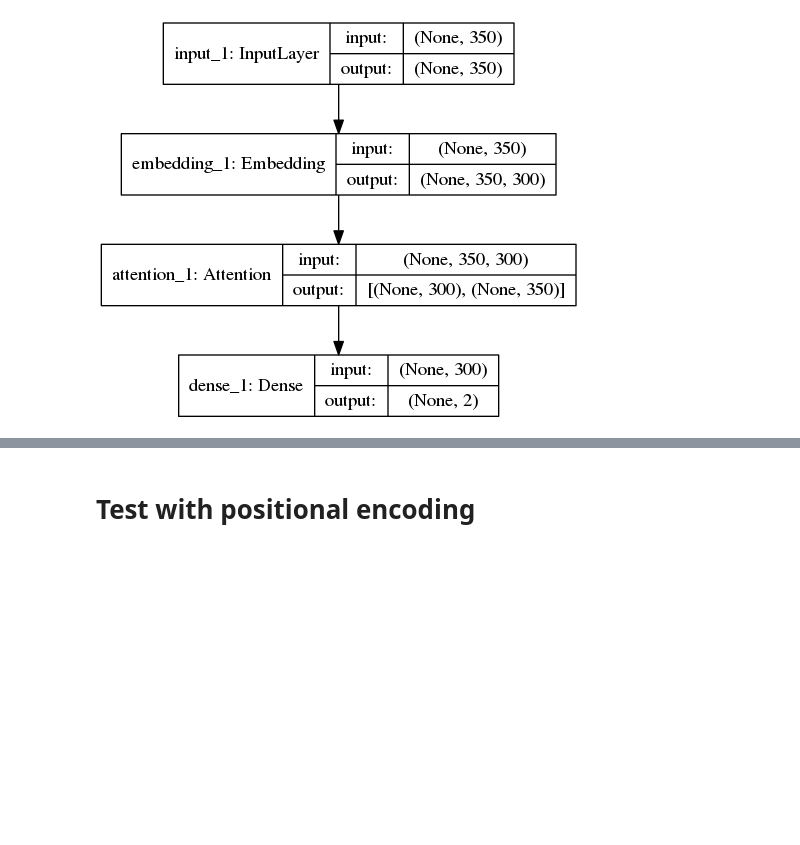
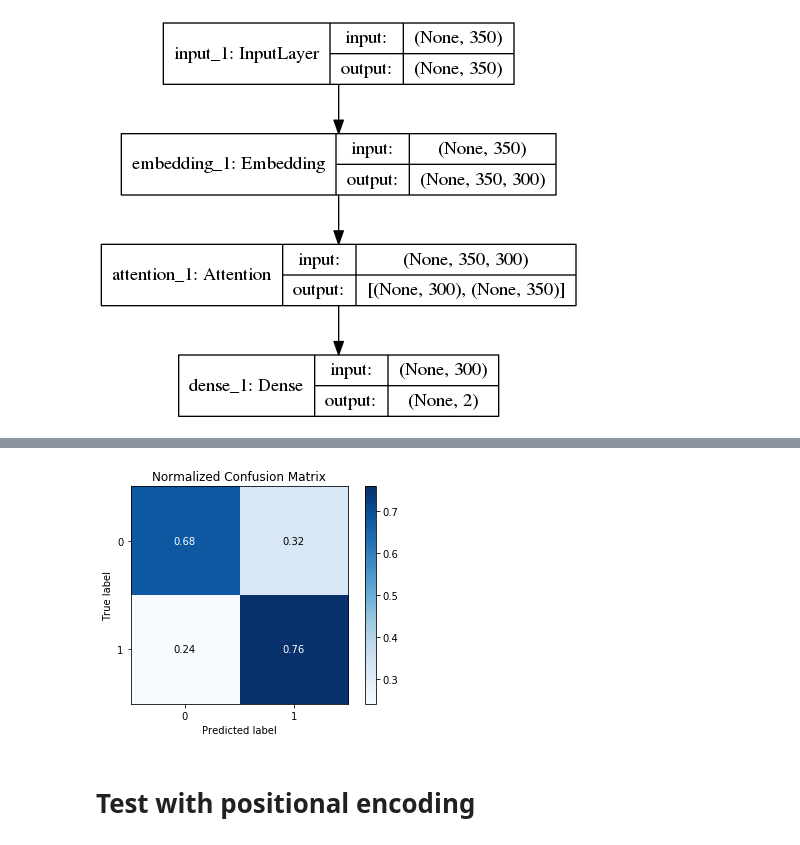
Before and after one commit to sully90/SentimentAnalysis, a Jupyter notebook: Positional_Encoding_With_Attention.ipynb, the cells around one changed output, grey strips where cells are left out. Cells and saved outputs as stored; diff of their text form; code cells hidden in the pictures; blank space fills up the shorter version.

```diff
--- a/Positional_Encoding_With_Attention.ipynb
+++ b/Positional_Encoding_With_Attention.ipynb
@@ -617,0 +618,5 @@ The Accuracy score on the Test set is:  0.720
+# %%
+from sklearn.metrics import classification_report
+
+y_test_class = np.argmax(y_test, axis=1)
+print(classification_report(y_test_class, y_test_pred))
@@ -618,3 +632,10 @@ The Accuracy score on the Test set is:  0.720
+# %%
+import scikitplot as skplt
+
+skplt.metrics.plot_confusion_matrix(y_test_class, y_test_pred, normalize=True)
+plt.show()
+# %% [output]
+[figure, added]
 # %% [markdown]
 # Test with positional encoding
 # %%
```
Also changed, not shown: parts of 4 cells of this notebook.
